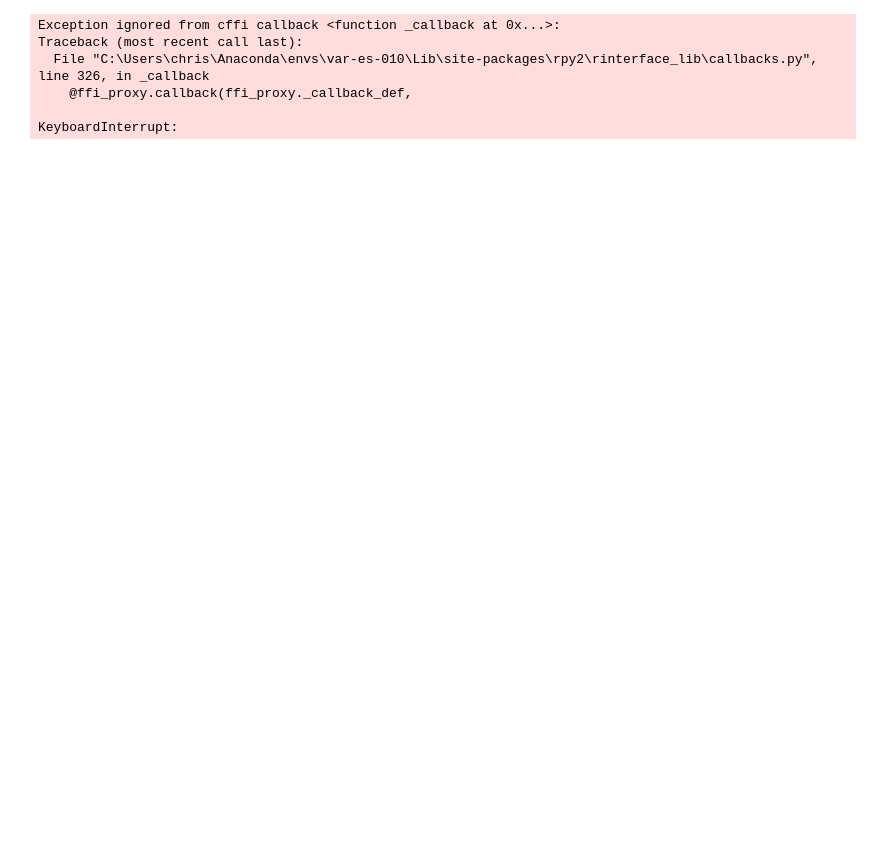
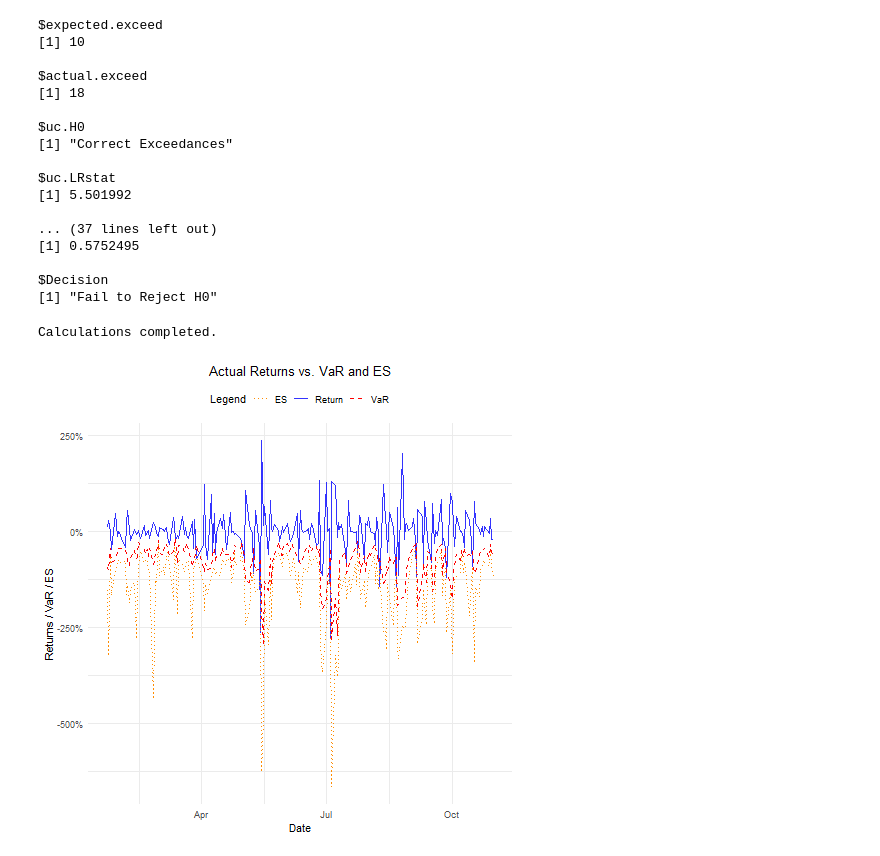
Before and after one commit to chrisdybdahl/var-es-toolbox, a Jupyter notebook: notebooks/03_model_training.ipynb, the cells around one changed output. Cells and saved outputs as stored; diff of their text form; code cells hidden in the pictures; blank space fills up the shorter version.

```diff
--- a/notebooks/03_model_training.ipynb
+++ b/notebooks/03_model_training.ipynb
@@ -162,17 +183,37 @@ Calculations completed.
 # %%
 %%R
 source(r_non_param_path)
 
-var <- - forecast_u_FHS_GARCH_var(df, c, n, m, b = 100)
+result <- forecast_u_FHS_GARCH_var(df, c, n, m, b = 100)
+
+var <- -result$VaR
 VaRplot(c, returns, var)
 print(VaRTest(c, returns, var))
+
+es <- -result$ES
+print(ESTest(c, returns, es, var))
+
+plot_var_es(dates, returns, var, es)
 # %% [output]
-Exception ignored from cffi callback <function _callback at 0x...>:
-Traceback (most recent call last):
-  File "C:\Users\chris\Anaconda\envs\var-es-010\Lib\site-packages\rpy2\rinterface_lib\callbacks.py", line 326, in _callback
-    @ffi_proxy.callback(ffi_proxy._callback_def,
+$expected.exceed
+[1] 10
 
-KeyboardInterrupt:
+$actual.exceed
+[1] 18
+
+$uc.H0
+[1] "Correct Exceedances"
+
+$uc.LRstat
+[1] 5.501992
+
+... (37 lines left out)
+[1] 0.5752495
+
+$Decision
+[1] "Fail to Reject H0"
+Calculations completed.
+[figure, added]
 # %%
 %%R
 source(r_arch_models_path)
```
Also changed, not shown: parts of 17 cells of this notebook, 7 other files.
